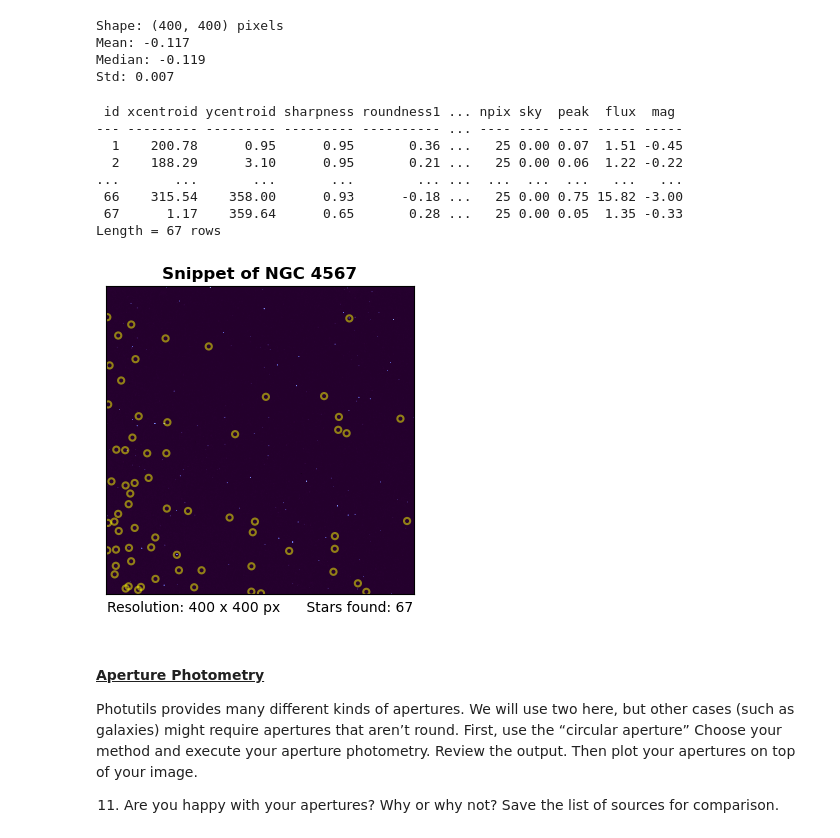
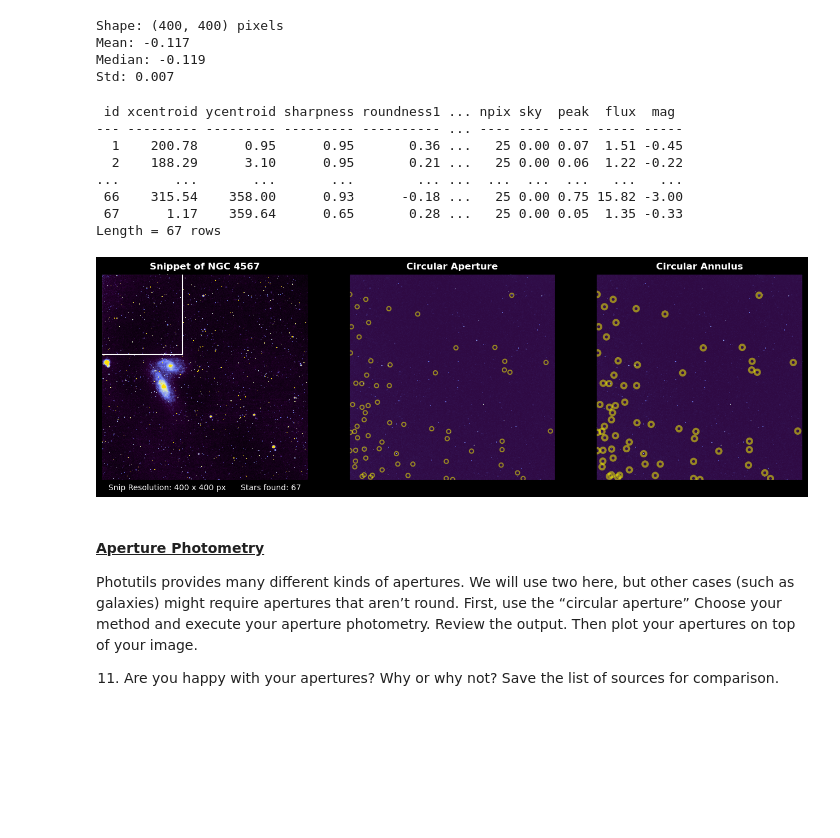
Before and after one commit to emmabacarra/Astr-480, a Jupyter notebook: Lab 4 - Data Reduction & Photometry/lab4.ipynb, the cells around one changed output. Cells and saved outputs as stored; diff of their text form; code cells hidden in the pictures; blank space fills up the shorter version.

Commit message:
apertures

```diff
--- a/Lab 4 - Data Reduction & Photometry/lab4.ipynb
+++ b/Lab 4 - Data Reduction & Photometry/lab4.ipynb
@@ -319,7 +306,9 @@ method provided within photutils. Plot the stars found on top of your image. Adj
 10.  How many objects did you identify with DAOStarFinder? Look at your image. Do you think that’s a reasonable number? What did you change to adjust the number of stars detected? How many stars did you end up with?
 # %%
 # selecting a portion of the region to get a set of stars
-snip = ngc_r_calbr[:400, :400]
+x_start, x_end = 0, 400
+y_start, y_end = 0, 400
+snip = ngc_r_calbr[y_start:y_end, x_start:x_end]
 print(f"Shape: {snip.shape} pixels")
 
 snip_mean, snip_median, snip_std = sigma_clipped_stats(snip, sigma=3.0)
@@ -340,20 +329,7 @@ sources.pprint(max_width=76, max_lines=7)
 
 positions = np.transpose((sources['xcentroid'], sources['ycentroid']))
 apertures = CircularAperture(positions, r=4.0)
-
-# plotting the snippet -----------------------------------
-with warnings.catch_warnings(): # booo warnings
-    warnings.simplefilter('ignore')
-
-    plt.figure(figsize=(4, 4))
-    plt.title(f'Snippet of NGC 4567', weight='bold')
-    plt.xlabel(f'Resolution: {snip.shape[0]} x {snip.shape[1]} px      Stars found: {len(sources)}')
-    plt.xticks([])
-    plt.yticks([])
-
-    norm = vis.ImageNormalize(stretch=vis.SqrtStretch())
-    plt.imshow(snip, cmap=custom, origin='lower', norm=norm, interpolation='hermite')
-    apertures.plot(color='yellow', lw=1.5, alpha=0.5)
+annuli = CircularAnnulus(positions, r_in=4, r_out=6)
 # %% [output]
  id xcentroid ycentroid sharpness roundness1 ... npix sky  peak  flux  mag
 --- --------- --------- --------- ---------- ... ---- ---- ---- ----- -----
@@ -363,7 +339,45 @@ with warnings.catch_warnings(): # booo warnings
  66    315.54    358.00      0.93      -0.18 ...   25 0.00 0.75 15.82 -3.00
  67      1.17    359.64      0.65       0.28 ...   25 0.00 0.05  1.35 -0.33
 Length = 67 rows
-[figure, removed]
+# %%
+# viewing selection & apertures
+with warnings.catch_warnings(): # booo warnings
+    warnings.simplefilter('ignore')
+
+    fig = plt.figure(figsize=(16, 9), facecolor='black')
+
+    # plotting r-band image and marking the snippet -----------------------------------------
+    plt.subplot(1, 3, 1)
+    plt.title(f'Snippet of NGC 4567', weight='bold', color='white')
+    plt.xlabel(f'Snip Resolution: {snip.shape[0]} x {snip.shape[1]} px      Stars found: {len(sources)}', color='white')
+
+    vmin, vmax = np.percentile(ngc_r_calbr, [1, 99.75])
+    vnorm = vis.ImageNormalize(ngc_r_calbr, vmin=vmin, vmax=vmax, interval=vis.ZScaleInterval(), stretch=vis.LinearStretch())
+    plt.imshow(ngc_r_calbr, cmap=custom, norm=vnorm, interpolation='hermite')
+
+    snip_width, snip_height = x_end - x_start, y_end - y_start
+    extent = [x_start, x_start + snip_width, y_start, y_start + snip_height]
+    norm = vis.ImageNormalize(stretch=vis.SqrtStretch())
+    rect = Rectangle((x_start, y_start), snip_width, snip_height, edgecolor='white', facecolor='none', lw=1.5)
+    plt.gca().add_patch(rect)
+
+
+    # plotting apertures --------------------------------------------------------------
+    norm = vis.ImageNormalize(stretch=vis.SqrtStretch())
+
+    plt.subplot(1, 3, 2)
+    plt.imshow(snip, cmap=custom, origin='lower', norm=norm, interpolation='hermite')
+    apertures.plot(color='yellow', lw=1.5, alpha=0.5)
+    plt.title(f'Circular Aperture', weight='bold', color='white')
+
+    plt.subplot(1, 3, 3)
+    plt.imshow(snip, cmap=custom, origin='lower', norm=norm, interpolation='hermite')
+    annuli.plot(color='yellow', lw=1.5, alpha=0.5)
+    plt.title(f'Circular Annulus', weight='bold', color='white')
+
+    plt.setp(plt.gcf().get_axes(), xticks=[], yticks=[])
+# %% [output]
+[figure, added]
 # %% [markdown]
 #### <u>Aperture Photometry</u>
 
```
Also changed, not shown: parts of 8 cells of this notebook.
